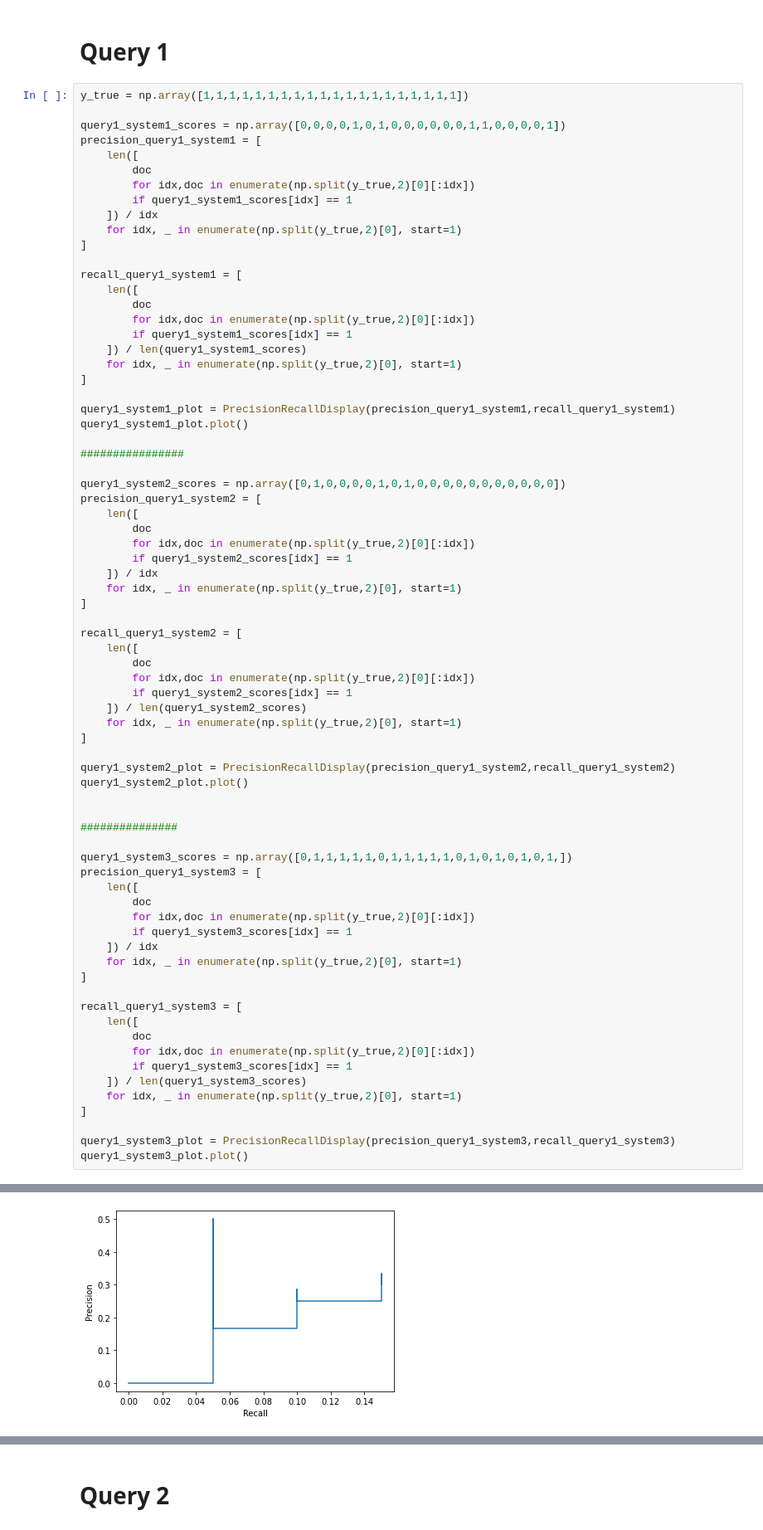
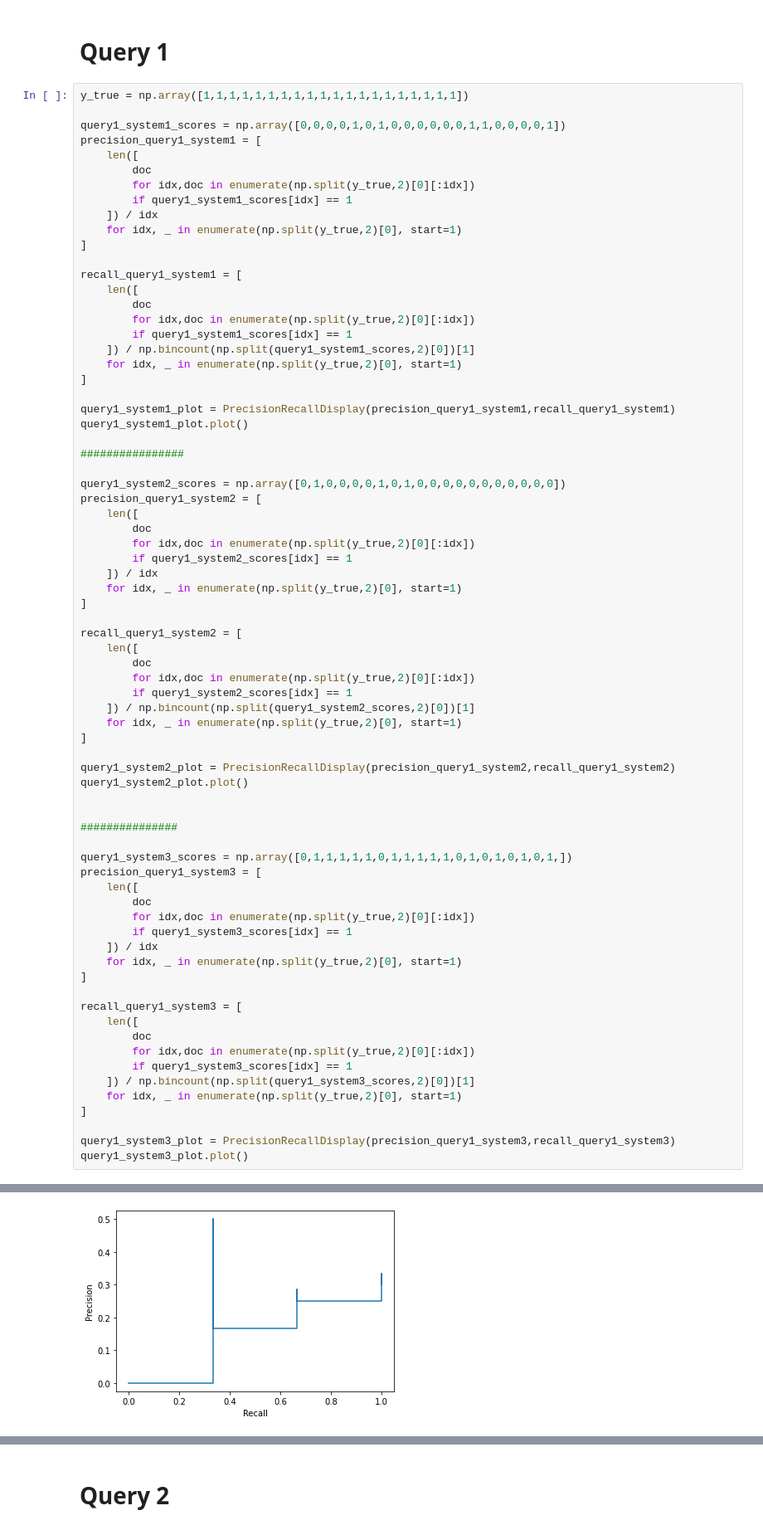
Before and after one commit to davide-castro20/FEUP-PRI, a Jupyter notebook: precision_graphs.ipynb, the cells around one changed output, grey strips where cells are left out. Shown: that part at 83% size. Cells and saved outputs as stored; diff of their text form.

Commit message:
fixed prec graphs

```diff
--- a/precision_graphs.ipynb
+++ b/precision_graphs.ipynb
@@ -22,7 +22,7 @@ recall_query1_system1 = [
         doc
         for idx,doc in enumerate(np.split(y_true,2)[0][:idx])
         if query1_system1_scores[idx] == 1
-    ]) / len(query1_system1_scores)
+    ]) / np.bincount(np.split(query1_system1_scores,2)[0])[1]
     for idx, _ in enumerate(np.split(y_true,2)[0], start=1)
 ]
 
@@ -46,7 +46,7 @@ recall_query1_system2 = [
         doc
         for idx,doc in enumerate(np.split(y_true,2)[0][:idx])
         if query1_system2_scores[idx] == 1
-    ]) / len(query1_system2_scores)
+    ]) / np.bincount(np.split(query1_system2_scores,2)[0])[1]
     for idx, _ in enumerate(np.split(y_true,2)[0], start=1)
 ]
 
@@ -71,7 +71,7 @@ recall_query1_system3 = [
         doc
         for idx,doc in enumerate(np.split(y_true,2)[0][:idx])
         if query1_system3_scores[idx] == 1
-    ]) / len(query1_system3_scores)
+    ]) / np.bincount(np.split(query1_system3_scores,2)[0])[1]
     for idx, _ in enumerate(np.split(y_true,2)[0], start=1)
 ]
 
@@ -83 +83 @@ query1_system3_plot.plot()
-[figure, old version]
+[figure, new version]
```
Also changed, not shown: parts of 4 cells of this notebook.
